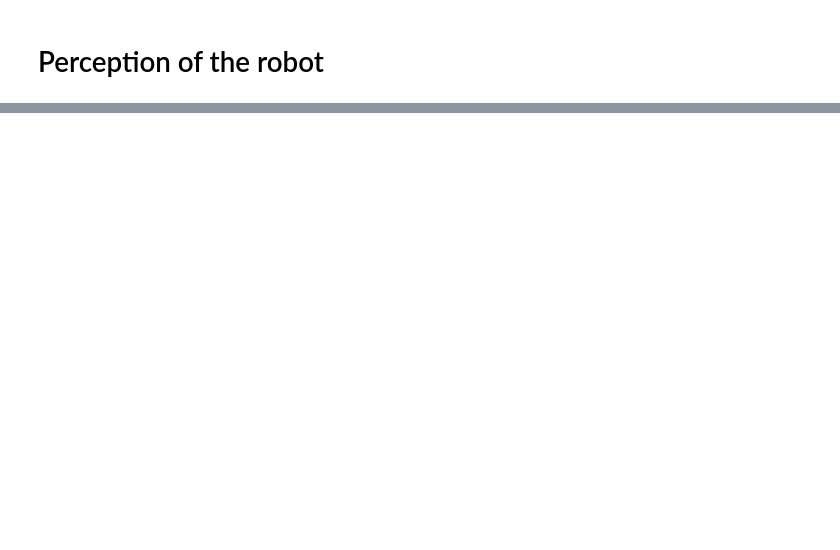
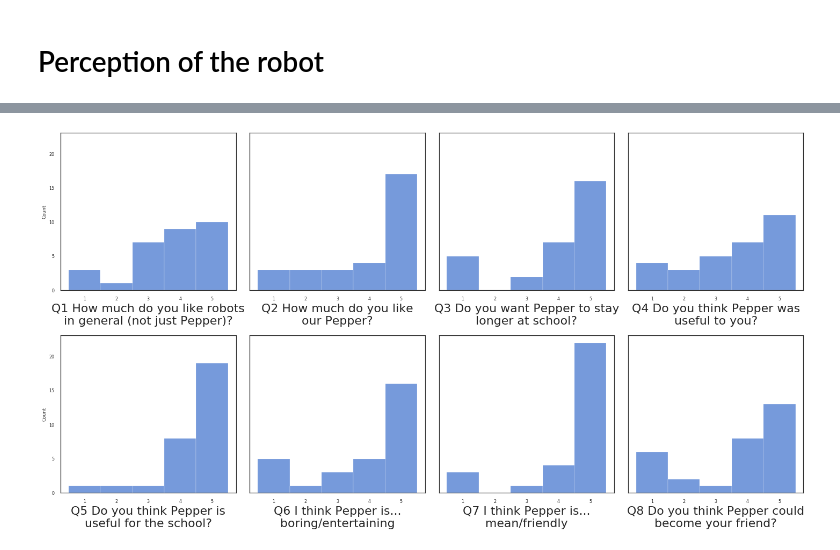
Before and after one commit to severin-lemaignan/robots4sen-data-analysis, a Jupyter notebook: children-questionnaires.ipynb, the cells around one changed output, grey strips where cells are left out. Cells and saved outputs as stored; diff of their text form; code cells hidden in the pictures; blank space fills up the shorter version.

Commit message:
WIP on analysis questionnaires data

```diff
--- a/children-questionnaires.ipynb
+++ b/children-questionnaires.ipynb
@@ -47,17 +37,13 @@ df
 # %%
 questions = [
-    "How much do you like robots in general (not just Pepper)?",
-    "How much do you like our Pepper?",
-    "Do you want Pepper to stay longer at school?",
-    "Do you think Pepper was useful to you?",
-    "Do you think Pepper is useful for the school?",
-    "I think Pepper is... boring/entertaining",
-    "I think Pepper is... mean/friendly",
-    "Do you think Pepper could become your friend?"
+    "Q1 How much do you like robots\nin general (not just Pepper)?",
+    "Q2 How much do you like\nour Pepper?",
+    "Q3 Do you want Pepper to stay\nlonger at school?",
+    "Q4 Do you think Pepper was\nuseful to you?",
+    "Q5 Do you think Pepper is\nuseful for the school?",
+    "Q6 I think Pepper is...\nboring/entertaining",
+    "Q7 I think Pepper is...\nmean/friendly",
+    "Q8 Do you think Pepper could\nbecome your friend?"
 ]
 # %% [markdown]
 # Perception of the robot
-# %%
-for idx in range(1,9):
-    sns.displot(df["Q%s" % idx])
-    plt.title(questions[idx-1])
@@ -72,0 +50,18 @@ for idx in range(1,9):
+# %%
+COLS=4
+ROWS=2
+
+with plt.style.context(PLT_STYLE):
+    fig, axes = plt.subplots(ROWS, COLS,sharey=True, figsize=(20,10))
+    #fig.suptitle('Perception of the robot')
+    fig.tight_layout(h_pad=5)
+
+    for x in range(COLS):
+        for y in range(ROWS):
+            idx = (y * 4 + x) + 1
+
+            sns.histplot(df["Q%s" % idx], ax=axes[y,x],discrete=True,kde=False)
+            #axes[y,x].set_title(questions[idx-1])
+            axes[y,x].set_xlabel(questions[idx-1], fontsize=22)
+# %% [output]
+[figure, added]
```
Also changed, not shown: parts of 7 cells of this notebook.
